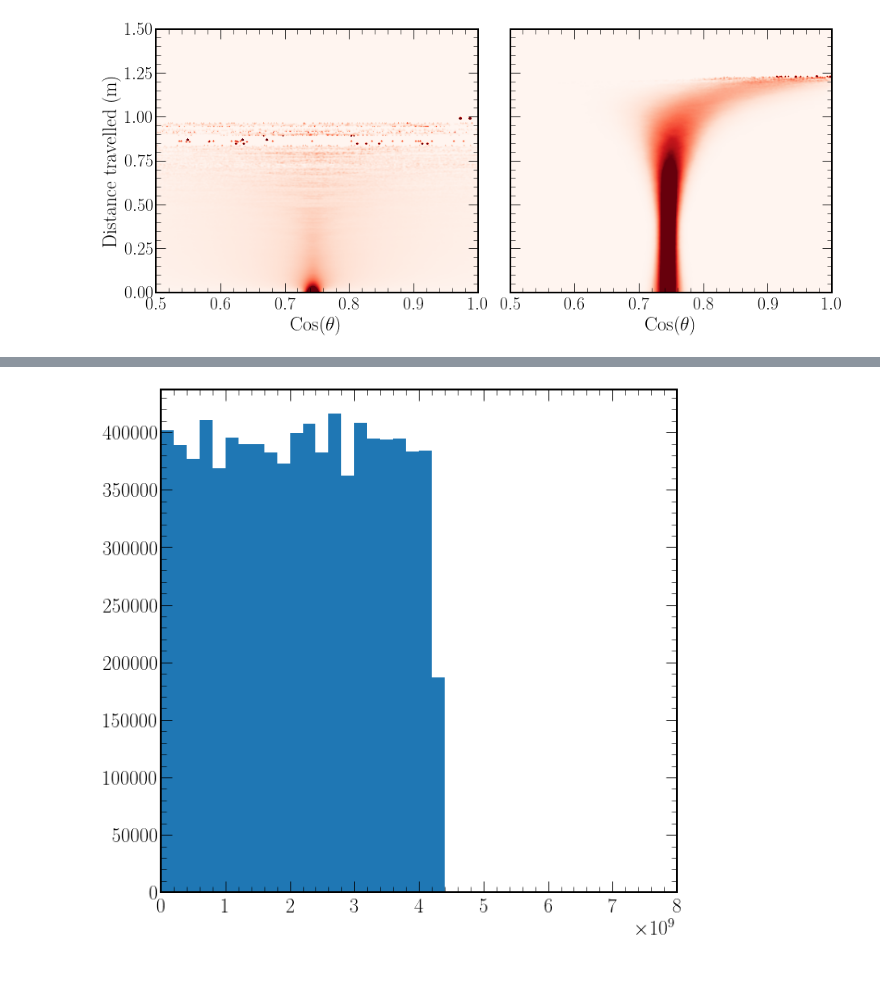
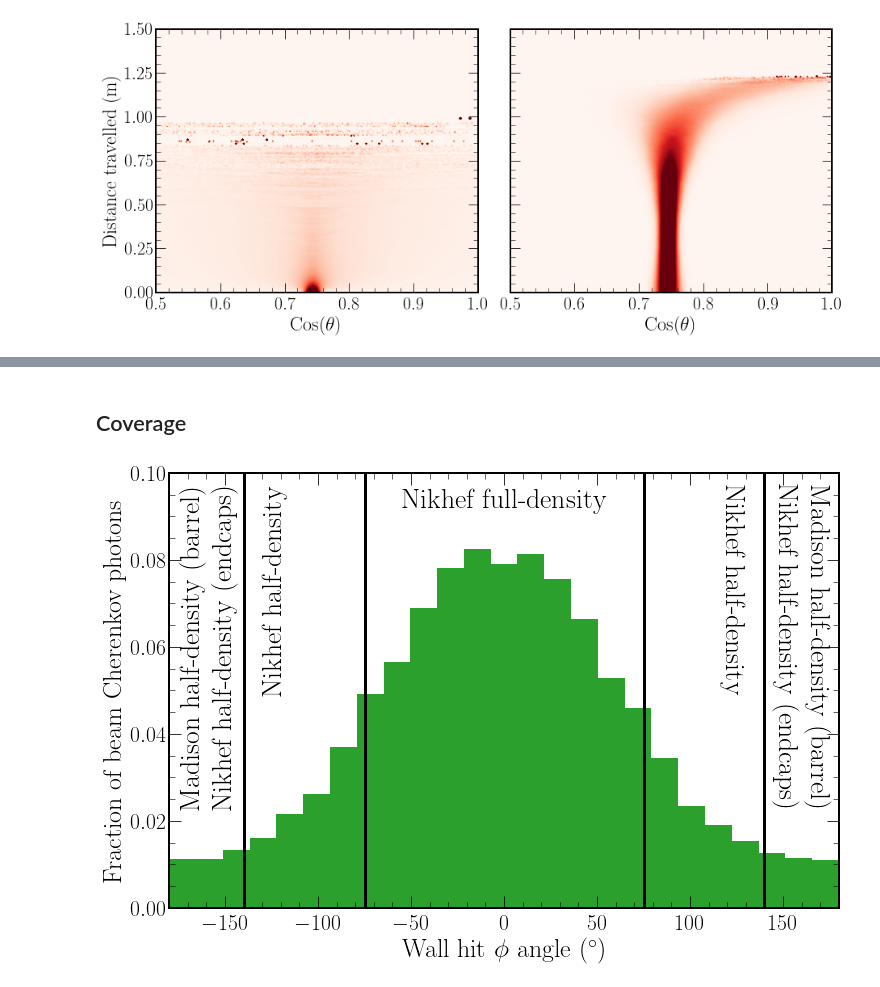
Before and after one commit to joshtingey/phd-thesis, a Jupyter notebook: plots.ipynb, the cells around one changed output, grey strips where cells are left out. Saved outputs shown, nothing was run; the diff lists cells and outputs as text; code cells hidden in the pictures.

Commit message:
chips-5 description improvements

```diff
--- a/plots.ipynb
+++ b/plots.ipynb
@@ -445,8 +427,32 @@ time_n = data["CLBOpt_tree"].array("TimeStamp_ns", entrystop=entries) * 100
-# %%
-time_s = time_s - time_s[0]
-times = (time_s * pow(10, 9)) + time_n
-times = np.sort(times)
-plt.hist(times, bins=40, range=[0,8e9])
-plt.show()
-# %% [output]
-[figure, removed]
+# %% [markdown]
+## Coverage
+# %%
+sim_plots = uproot.open("./data/sim_plots.root")
+fig, axs = plt.subplots(1, 1, figsize=(12, 8), gridspec_kw={"hspace": 0.3})
+angles = np.arange(-172.8, 187.2, 14.4)
+#axs.axvspan(-75, 75, alpha=0.3, color="tab:grey", hatch="/")
+#axs.axvspan(-140, -75, alpha=0.3, color="tab:grey", hatch="|")
+#axs.axvspan(75, 140, alpha=0.3, color="tab:grey", hatch="|")
+#axs.axvspan(-180, -140, alpha=0.3, color="tab:grey", hatch="-")
+#axs.axvspan(140, 180, alpha=0.3, color="tab:grey", hatch="-")
+axs.bar(angles, sim_plots["hitPhi"].values, color="tab:green", width=14.4)
+axs.plot([75, 75], [0, 0.1], 'k-', lw=3)
+axs.plot([-75, -75], [0, 0.1], 'k-', lw=3)
+axs.plot([140, 140], [0, 0.1], 'k-', lw=3)
+axs.plot([-140, -140], [0, 0.1], 'k-', lw=3)
+
+axs.text(-55, 0.092, "Nikhef full-density", fontsize=28)
+axs.text(-130, 0.05, "Nikhef half-density", fontsize=28, rotation=90)
+axs.text(116, 0.05, "Nikhef half-density", fontsize=28, rotation=-90)
+axs.text(-175, 0.024, "Madison half-density (barrel)", fontsize=28, rotation=90)
+axs.text(161, 0.024, "Madison half-density (barrel)", fontsize=28, rotation=-90)
+axs.text(-158, 0.024, "Nikhef half-density (endcaps)", fontsize=28, rotation=90)
+axs.text(144, 0.024, "Nikhef half-density (endcaps)", fontsize=28, rotation=-90)
+
+axs.set_ylim(0, 0.1)
+axs.set_xlim(-180, 180)
+axs.set_ylabel(r"Fraction of beam Cherenkov photons")
+axs.set_xlabel(r"Wall hit $\phi$ angle ($^\circ$)")
+save("./diagrams/4-chips/coverage")
+# %% [output]
+[figure, added]
```
Also changed, not shown: parts of 6 cells of this notebook, 3 other files.
